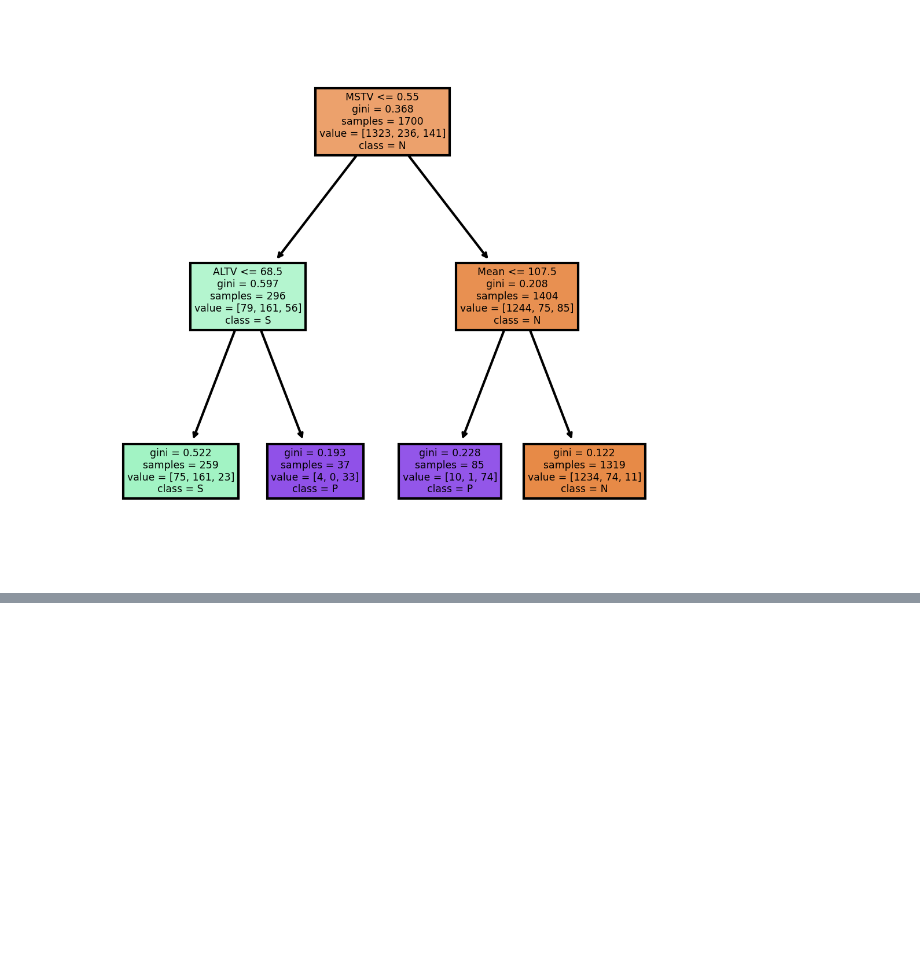
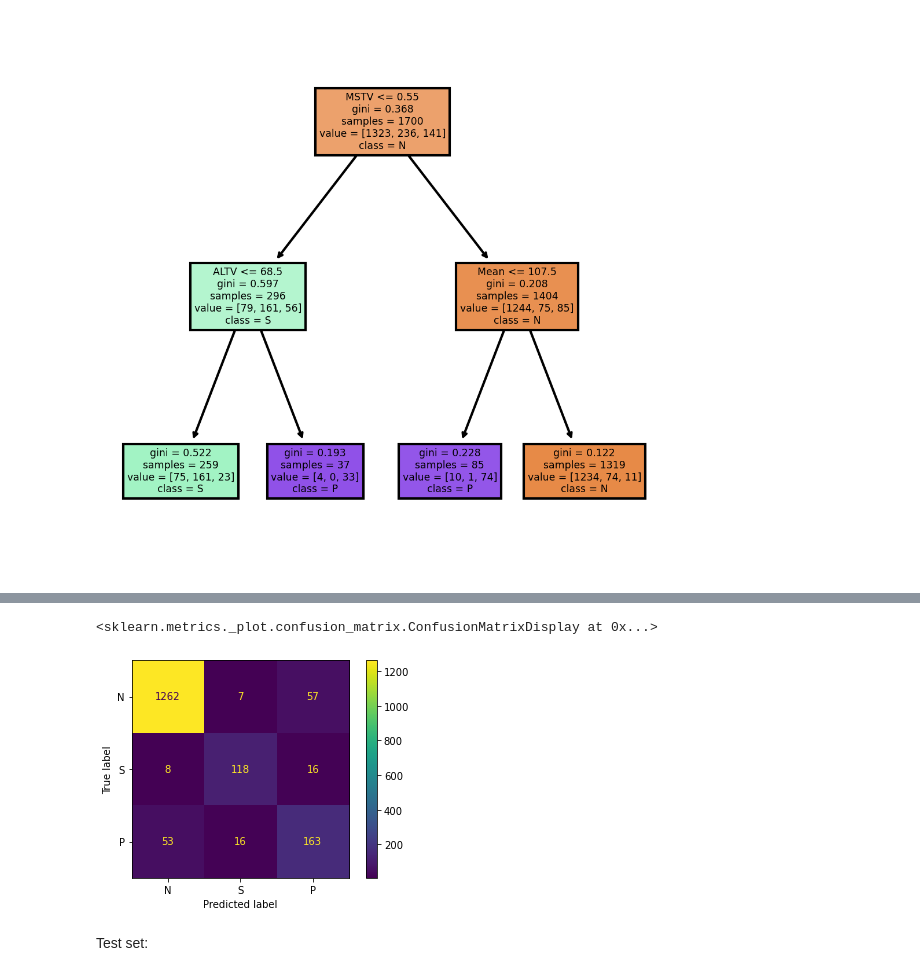
Before and after one commit to mikebobal/springboard, a Jupyter notebook: Capstone Project 2/Capstone 2 Preprocessing and Training.ipynb, the cells around one changed output, grey strips where cells are left out. Saved outputs shown, nothing was run; the diff lists cells and outputs as text; code cells hidden in the pictures; blank space fills up the shorter version.

```diff
--- a/Capstone Project 2/Capstone 2 Preprocessing and Training.ipynb
+++ b/Capstone Project 2/Capstone 2 Preprocessing and Training.ipynb
@@ -605,0 +793,10 @@ fig.savefig('imagename1.png')
+# %%
+steps = [("scaler",StandardScaler()),("logreg",LogisticRegression(max_iter = 8000))]
+parameters = [0.0001, 0.0005, 0.001, 0.005, 0.1, 0.5, 1, 5, 10, 50, 100]
+
+pipe_2 = Pipeline(steps)
+params = {"logreg__solver":['newton-cg','liblinear','sag','lbfgs','saga'],"logreg__C":parameters}
+
+grid_2 = GridSearchCV(pipe_2, param_grid=params, scoring="accuracy")
+grid_2.fit(X_train_2, y_train_2)
+results_2 = pd.DataFrame(grid_2.cv_results_)
@@ -605,0 +836,10 @@ fig.savefig('imagename1.png')
+# %%
+stepsF1_2 = [("scaler",StandardScaler()),("logreg",LogisticRegression(max_iter = 8000))]
+parametersF1_2 = [0.0001, 0.0005, 0.001, 0.005, 0.1, 0.5, 1, 5, 10, 50, 100]
+
+pipeF1_2 = Pipeline(stepsF1_2)
+paramsF1_2 = {"logreg__solver":['newton-cg','liblinear','sag','lbfgs','saga'],"logreg__C":parametersF1_2}
+
+gridF1_2 = GridSearchCV(pipeF1_2, param_grid=paramsF1_2, scoring='f1_macro')
+gridF1_2.fit(X_train_2, y_train_2)
+resultsF1_2 = pd.DataFrame(gridF1_2.cv_results_)
@@ -605,0 +872,5 @@ fig.savefig('imagename1.png')
+# %%
+lrs_2 = LogisticRegression(solver = 'newton-cg', max_iter = 8000, C = 10)
+lrs_2.fit(X_train_2, y_train_2)
+print("Classification Report for Training Data")
+print(classification_report(y_train_2, lrs_2.predict(X_train_2)))
@@ -605,0 +888,13 @@ fig.savefig('imagename1.png')
+# %%
+cm = confusion_matrix(lrs_2.predict(X_train_2), y_train_2, labels = lrs_2.classes_)
+_, ax = plt.subplots()
+display_cm = ConfusionMatrixDisplay(confusion_matrix = cm,
+                                    display_labels = ['N', 'S','P'])
+ax.set_xticks([0, 2])
+ax.set_yticks([0, 2])
+display_cm.plot(ax = ax)
+# %% [output]
+<sklearn.metrics._plot.confusion_matrix.ConfusionMatrixDisplay at 0x...>
+[figure, added]
+# %% [markdown]
+Test set:
```
Also changed, not shown: parts of 150 cells of this notebook.
